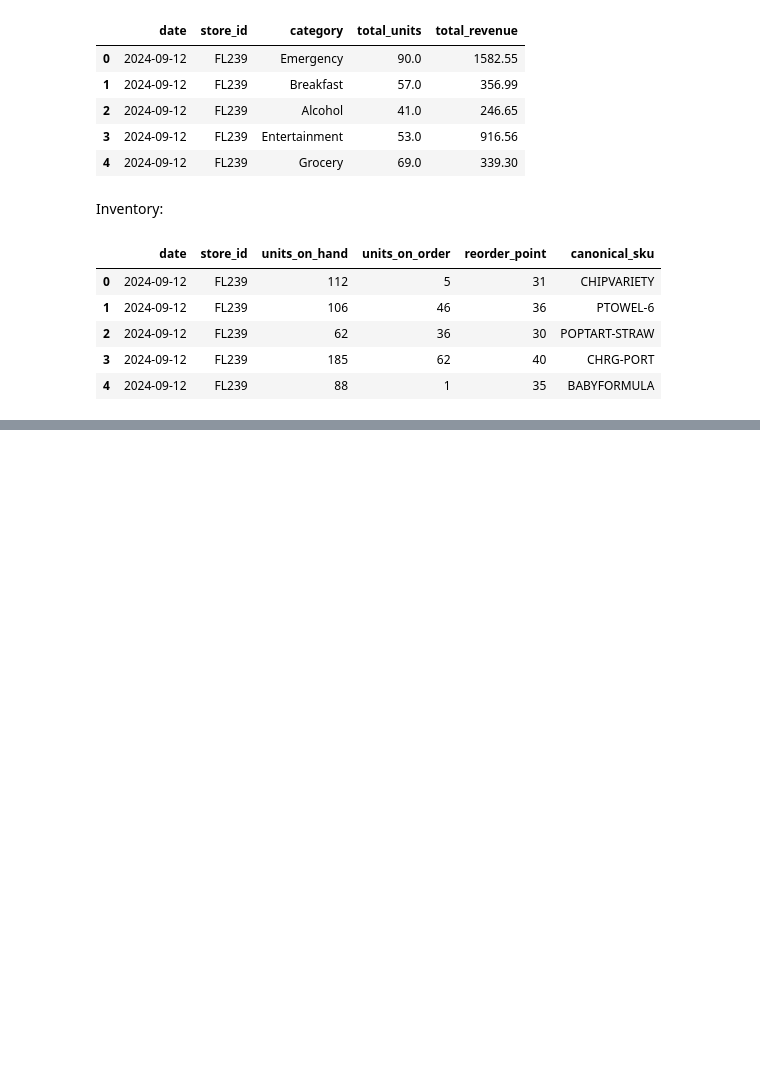
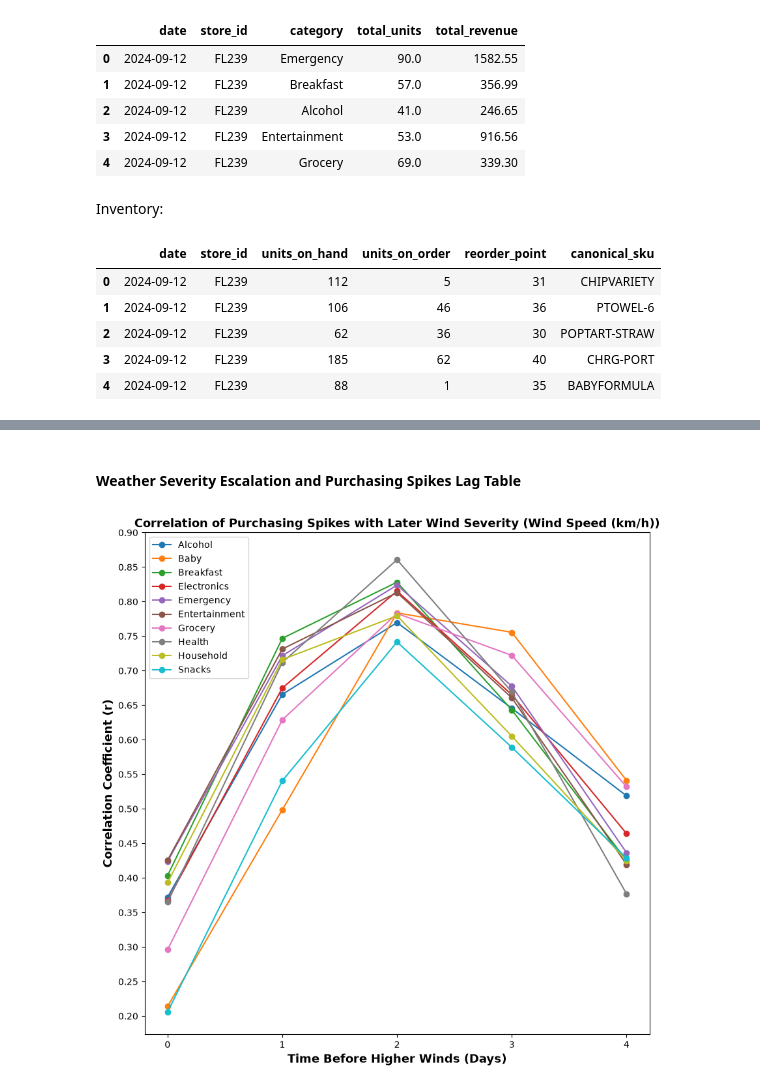
Before and after one commit to mayajdias/walmart-hurricane-project, a Jupyter notebook: notebooks/team_notebook.ipynb, the cells around one changed output, grey strips where cells are left out. Drawn from its saved outputs; the diff is of its cells as text; code cells hidden in the pictures; blank space fills up the shorter version.

```diff
--- a/notebooks/team_notebook.ipynb
+++ b/notebooks/team_notebook.ipynb
@@ -1557,0 +1666,15 @@ inventory_clean.head()
+# %% [markdown]
+#### Weather Severity Escalation and Purchasing Spikes Lag Table
+# %%
+plt.figure(figsize = (10,10))
+for sales_category in sales_categories:
+    plt.plot(lag_range, lag_frame[sales_category], marker = 'o', label = sales_category)
+plt.title('Correlation of Purchasing Spikes with Later Wind Severity (Wind Speed (km/h))', fontsize = 13, fontweight = 'bold')
+plt.xlabel('Time Before Higher Winds (Days)', fontsize = 13, fontweight = 'bold')
+plt.ylabel('Correlation Coefficient (r)', fontsize = 13, fontweight = 'bold')
+plt.xticks(list(lag_range))
+plt.yticks(np.arange(0.20, 0.95, 0.05))
+plt.legend()
+plt.show()
+# %% [output]
+[figure, added]
```
Also changed, not shown: parts of 72 cells of this notebook, 2 other files.
